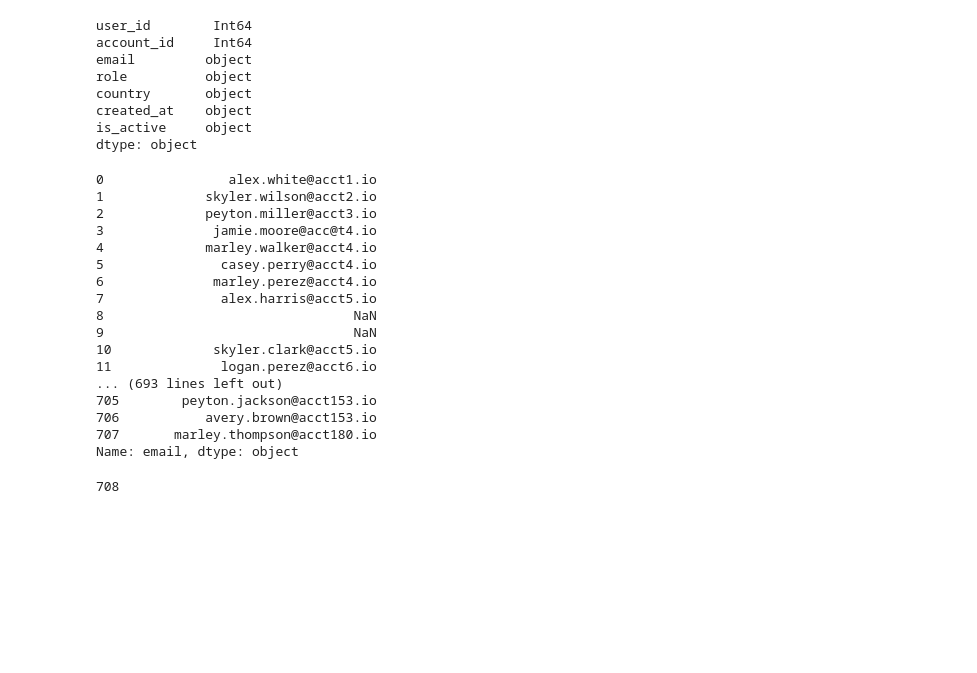
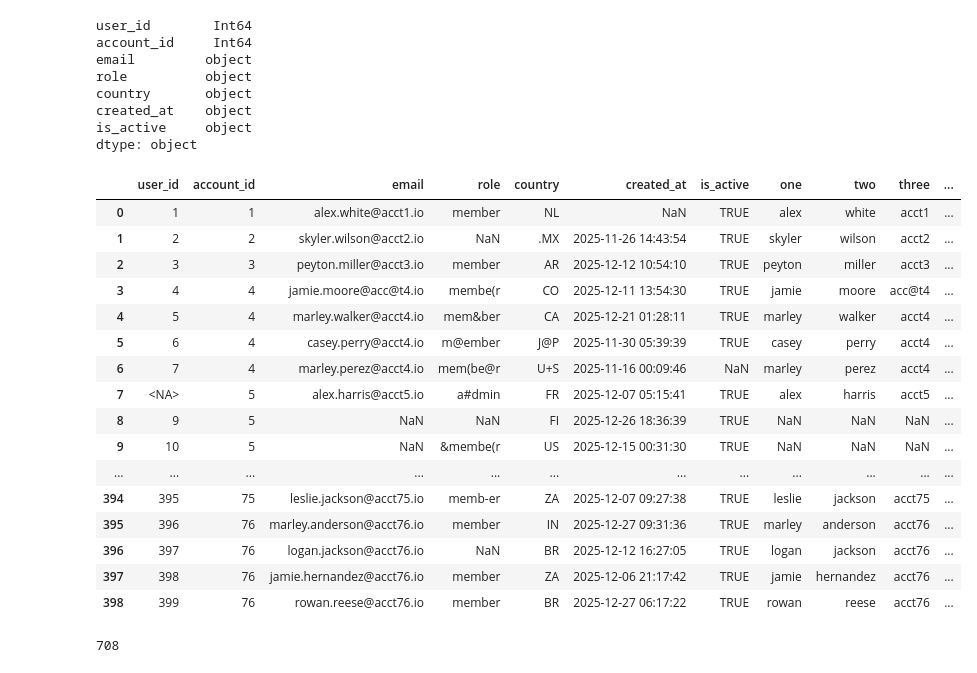
Before and after one commit to hvo7/Revenue-Sustainability-Analysis, a Jupyter notebook: Data_Cleaning.ipynb, the cells around one changed output. Drawn from its saved outputs; the diff is of its cells as text; code cells hidden in the pictures; blank space fills up the shorter version.

```diff
--- a/Data_Cleaning.ipynb
+++ b/Data_Cleaning.ipynb
@@ -267,25 +258,27 @@ df.head()
 
 xd=clean_date_cols(df,'email', ["@", "."])
 # %%
-xd['email'].str.extract(r"^([^\.]+)")
+xd[['one','two','three','four']] = xd['email'].str.extract(r"^([a-zA-z]+)\.([a-zA-z]+)\.?@(.+)\.([a-zA-z]+)$")
-# %% [output]
-0                alex.white@acct1.io
-1             skyler.wilson@acct2.io
-2             peyton.miller@acct3.io
-3              jamie.moore@acc@t4.io
-4             marley.walker@acct4.io
-5               casey.perry@acct4.io
-6              marley.perez@acct4.io
-7               alex.harris@acct5.io
-8                                NaN
-9                                NaN
-10             skyler.clark@acct5.io
-11              logan.perez@acct6.io
-... (693 lines left out)
-705        peyton.jackson@acct153.io
-706           avery.brown@acct153.io
-707       marley.thompson@acct180.io
-Name: email, dtype: object
+# %%
+xd
+# %% [output]
+|  | user_id | account_id | email | role | country | created_at | is_active | one | two | three | ... |
+| 0 | 1 | 1 | alex.white@acct1.io | member | NL | NaN | TRUE | alex | white | acct1 | ... |
+| 1 | 2 | 2 | skyler.wilson@acct2.io | NaN | .MX | 2025-11-26 14:43:54 | TRUE | skyler | wilson | acct2 | ... |
+| 2 | 3 | 3 | peyton.miller@acct3.io | member | AR | 2025-12-12 10:54:10 | TRUE | peyton | miller | acct3 | ... |
+| 3 | 4 | 4 | jamie.moore@acc@t4.io | membe(r | CO | 2025-12-11 13:54:30 | TRUE | jamie | moore | acc@t4 | ... |
+| 4 | 5 | 4 | marley.walker@acct4.io | mem&ber | CA | 2025-12-21 01:28:11 | TRUE | marley | walker | acct4 | ... |
+| 5 | 6 | 4 | casey.perry@acct4.io | m@ember | J@P | 2025-11-30 05:39:39 | TRUE | casey | perry | acct4 | ... |
+| 6 | 7 | 4 | marley.perez@acct4.io | mem(be@r | U+S | 2025-11-16 00:09:46 | NaN | marley | perez | acct4 | ... |
+| 7 | <NA> | 5 | alex.harris@acct5.io | a#dmin | FR | 2025-12-07 05:15:41 | TRUE | alex | harris | acct5 | ... |
+| 8 | 9 | 5 | NaN | NaN | FI | 2025-12-26 18:36:39 | TRUE | NaN | NaN | NaN | ... |
+| 9 | 10 | 5 | NaN | &membe(r | US | 2025-12-15 00:31:30 | TRUE | NaN | NaN | NaN | ... |
+| ... | ... | ... | ... | ... | ... | ... | ... | ... | ... | ... | ... |
+| 394 | 395 | 75 | leslie.jackson@acct75.io | memb-er | ZA | 2025-12-07 09:27:38 | TRUE | leslie | jackson | acct75 | ... |
+| 395 | 396 | 76 | marley.anderson@acct76.io | member | IN | 2025-12-27 09:31:36 | TRUE | marley | anderson | acct76 | ... |
+| 396 | 397 | 76 | logan.jackson@acct76.io | NaN | BR | 2025-12-12 16:27:05 | TRUE | logan | jackson | acct76 | ... |
+| 397 | 398 | 76 | jamie.hernandez@acct76.io | member | ZA | 2025-12-06 21:17:42 | TRUE | jamie | hernandez | acct76 | ... |
+| 398 | 399 | 76 | rowan.reese@acct76.io | member | BR | 2025-12-27 06:17:22 | TRUE | rowan | reese | acct76 | ... |
 # %%
 len(df)
 # %% [output]
```
Also changed, not shown: parts of 2 cells of this notebook.
